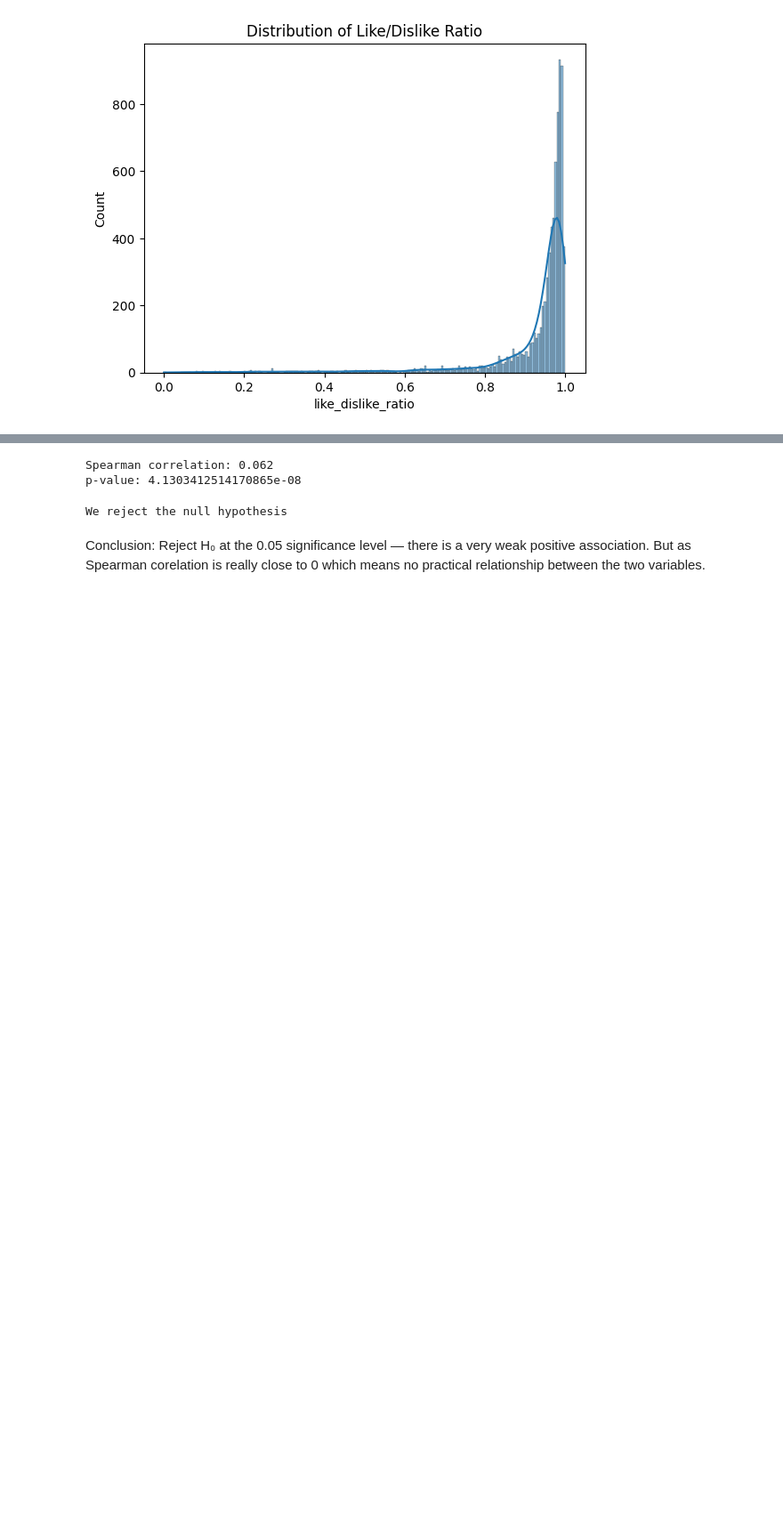
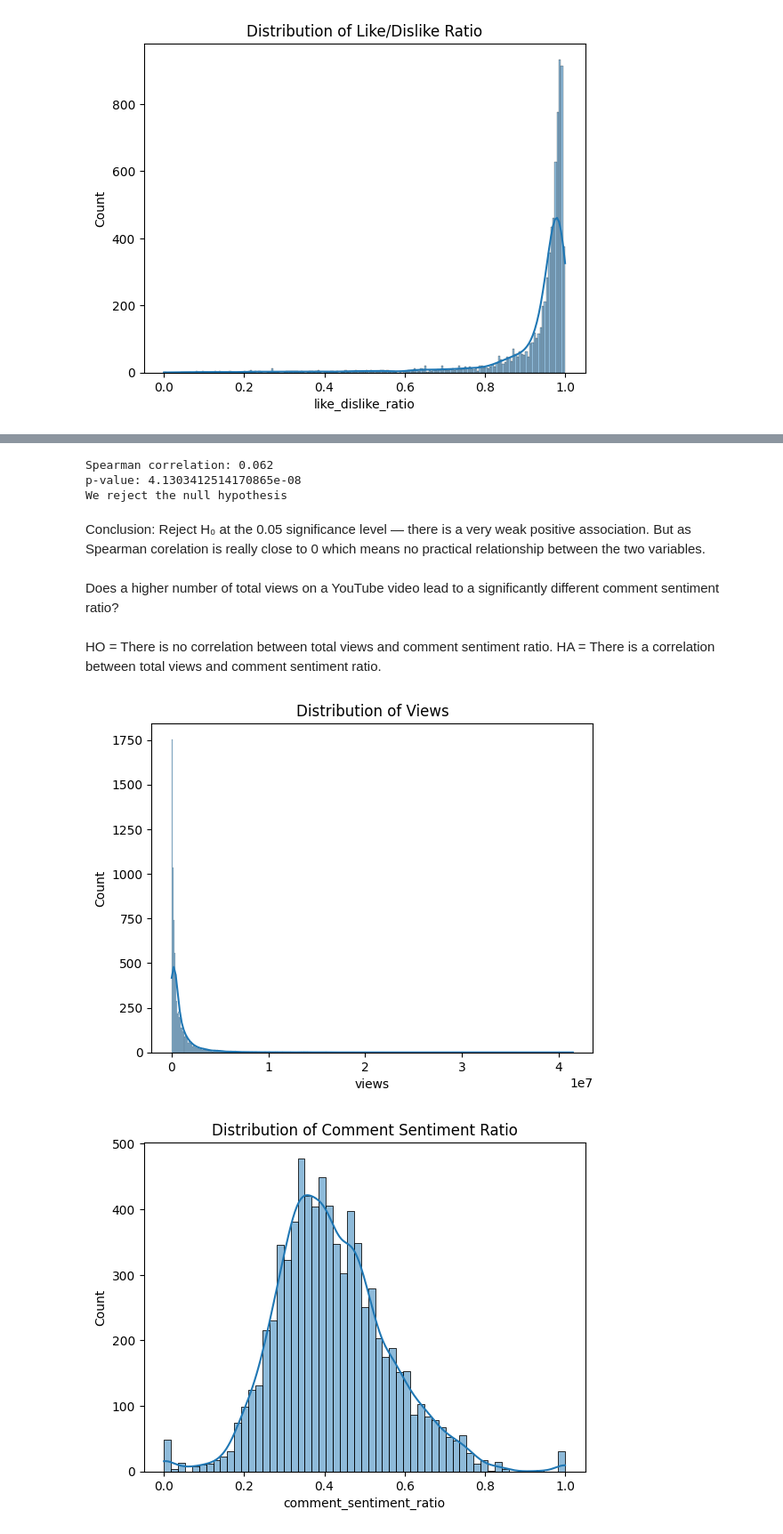
Before and after one commit to betanight/youtube_sentiment_analysis, a Jupyter notebook: notebooks/eda_analysis_jeel.ipynb, the cells around one changed output, grey strips where cells are left out. Shown at 89% size. Cells and saved outputs as stored; diff of their text form; code cells hidden in the pictures; blank space fills up the shorter version.

Commit message:
Third Hypothesis Tested

```diff
--- a/notebooks/eda_analysis_jeel.ipynb
+++ b/notebooks/eda_analysis_jeel.ipynb
@@ -576,21 +556,32 @@ dtype: int64
 # %%
-from scipy.stats import spearmanr
-
 alpha = 0.05
 
 corr, p_value = spearmanr(subset['comment_total'], subset['like_dislike_ratio'])
 
 print(f"Spearman correlation: {corr:.3f}") # Print the Spearman correlation
 print(f"p-value: {p_value}")  # Print the p-value
+if p_value < alpha:
+    print("We reject the null hypothesis")
+else:
+    print("We can't reject the null hypothesis")
 # %% [output]
 Spearman correlation: 0.062
 p-value: 4.1303412514170865e-08
+We reject the null hypothesis
-# %%
-if p_value < alpha:
-    print("We reject the null hypothesis")
-else:
-    print("We can't reject the null hypothesis")
-# %% [output]
-We reject the null hypothesis
 # %% [markdown]
 Conclusion: Reject H₀ at the 0.05 significance level — there is a very weak positive association. But as  Spearman corelation is really close to 0 which means no practical relationship between the two variables.
+# %% [markdown]
+Does a higher number of total views on a YouTube video lead to a significantly different comment sentiment ratio?
+# %% [markdown]
+HO = There is no correlation between total views and comment sentiment ratio. HA = There is a correlation between total views and comment sentiment ratio.
+# %%
+sns.histplot(cv['views'], kde=True)
+plt.title('Distribution of Views')
+plt.show()
+
+sns.histplot(cv['comment_sentiment_ratio'], kde=True)
+plt.title('Distribution of Comment Sentiment Ratio')
+plt.show()
+# %% [output]
+[figure, added]
+[figure, added]
```
Also changed, not shown: parts of 5 cells of this notebook.
